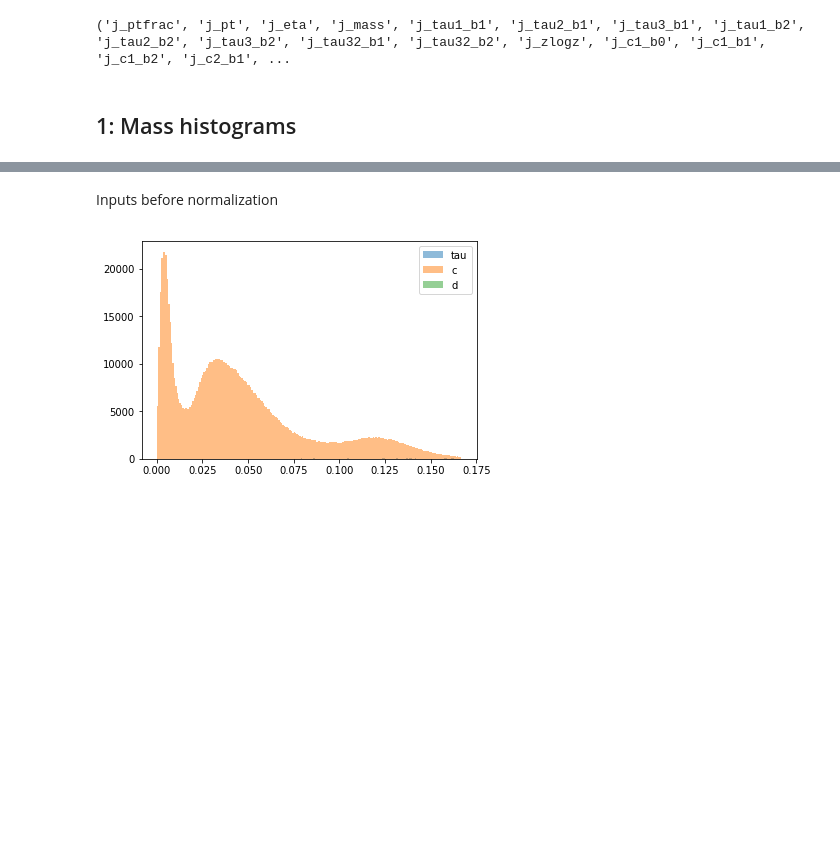
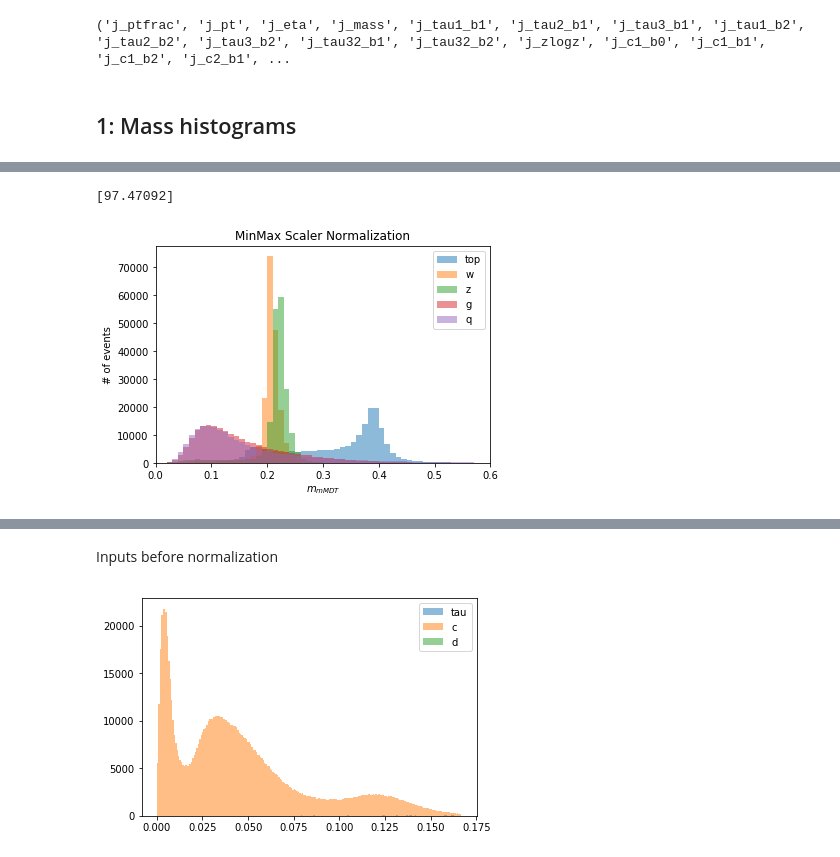
Before and after one commit to ssagear/keras-training, a Jupyter notebook: exploratory/input_histograms.ipynb, the cells around one changed output, grey strips where cells are left out. Cells and saved outputs as stored; diff of their text form; code cells hidden in the pictures; blank space fills up the shorter version.

```diff
--- a/exploratory/input_histograms.ipynb
+++ b/exploratory/input_histograms.ipynb
@@ -23,0 +76,12 @@ n = treeArray['j_n2_b1_mmdt']
+# %%
+labels = ['j_w']
+features = ['j_mass']
+df = pd.DataFrame(treeArray,columns=list(set(features+labels)))
+
+w_mass = []
+
+for i in range(len(df)):
+    if df['j_w'][i] == 1:
+        w_mass.append(df['j_mass'][i])
+
+#w_mass = [w_mass[i:i+1] for i in range(0, len(w_mass), 1)]
@@ -23,0 +128,39 @@ n = treeArray['j_n2_b1_mmdt']
+# %%
+top_mass = [top_mass[i:i+1] for i in range(0, len(top_mass), 1)]
+q_mass = [q_mass[i:i+1] for i in range(0, len(q_mass), 1)]
+w_mass = [w_mass[i:i+1] for i in range(0, len(w_mass), 1)]
+z_mass = [z_mass[i:i+1] for i in range(0, len(z_mass), 1)]
+g_mass = [g_mass[i:i+1] for i in range(0, len(g_mass), 1)]
+# %%
+print(top_mass[0])
+# %% [output]
+[97.47092]
+# %%
+scaler = preprocessing.MinMaxScaler().fit(top_mass)
+top_mass = scaler.transform(top_mass)
+
+scaler = preprocessing.MinMaxScaler().fit(w_mass)
+w_mass = scaler.transform(w_mass)
+
+scaler = preprocessing.MinMaxScaler().fit(g_mass)
+g_mass = scaler.transform(g_mass)
+
+scaler = preprocessing.MinMaxScaler().fit(q_mass)
+q_mass = scaler.transform(q_mass)
+
+scaler = preprocessing.MinMaxScaler().fit(z_mass)
+z_mass = scaler.transform(z_mass)
+# %%
+plt.hist(top_mass, bins=100, alpha=0.5, label='top')
+plt.hist(w_mass,bins=100, alpha=0.5, label='w')
+plt.hist(z_mass,bins=100, alpha=0.5, label='z')
+plt.hist(g_mass,bins=100, alpha=0.5, label='g')
+plt.hist(q_mass,bins=100, alpha=0.5, label='q')
+plt.title('MinMax Scaler Normalization')
+plt.xlabel('$m_{mMDT}$')
+plt.ylabel('# of events')
+plt.legend(loc='upper right')
+plt.xlim(0, 0.6)
+plt.show()
+# %% [output]
+[figure, added]
```
Also changed, not shown: parts of 29 cells of this notebook, 1 other file.
